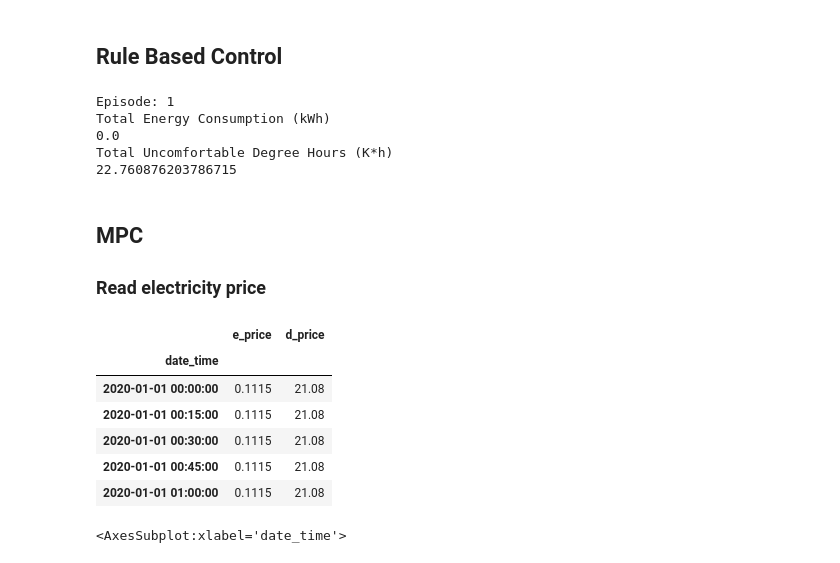
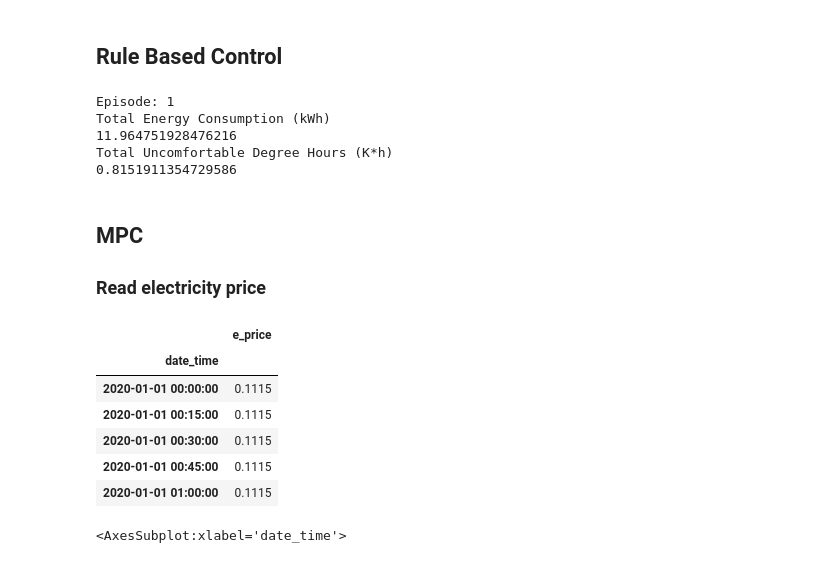
Before and after one commit to LBNL-ETA/AlphaBuilding-ResCommunity, a Jupyter notebook: bin/Section4.2 Single TCL MPC.ipynb, the cells around one changed output. Saved outputs shown, nothing was run; the diff lists cells and outputs as text; code cells hidden in the pictures.

```diff
--- a/bin/Section4.2 Single TCL MPC.ipynb
+++ b/bin/Section4.2 Single TCL MPC.ipynb
@@ -132,40 +132,42 @@ np.random.seed(1)
 obs = env.reset()
 act_previous = [0]*SAMPLE_SIZE
 
+T_out = pd.DataFrame(index=env.t_index[:-1], columns = ['T_out'])
 T_in_rbc = pd.DataFrame(index=env.t_index[:-1], columns = list(range(SAMPLE_SIZE)))
 Action_rbc = pd.DataFrame(index=env.t_index[:-1], columns = list(range(SAMPLE_SIZE)))
 
 for time in T_in_rbc.index:
+    t_out = obs[0]
     t_in = obs[-SAMPLE_SIZE:]
-    t_amb = [obs[0]]*SAMPLE_SIZE
     action = [0]*SAMPLE_SIZE
     for i in range(SAMPLE_SIZE):
         action[i] = controller_rbc.action(t_in[i], act_previous[i])
     obs,_,_,_ = env.step(np.array(action)*2)    # 2 for cooling
+    T_out.loc[time] = t_out
     T_in_rbc.loc[time] = t_in
     Action_rbc.loc[time] = action
     act_previous = action
 # %% [output]
 Episode: 1
 Total Energy Consumption (kWh)
-0.0
+11.964751928476216
 Total Uncomfortable Degree Hours (K*h)
-22.760876203786715
+0.8151911354729586
 # %% [markdown]
 ## MPC
 ### Read electricity price
 # %%
-e_price = pd.read_csv(f'{PATH_TO_ROOT}/data/e_price.csv', index_col=0)
+e_price = pd.read_csv(f'{PATH_TO_ROOT}/data/e_price.csv', usecols=['date_time','e_price'], index_col=0)
 e_price.index = pd.to_datetime(e_price.index)
 e_price.head()
 # %% [output]
-|  | e_price | d_price |
-| date_time |  |  |
-| 2020-01-01 00:00:00 | 0.1115 | 21.08 |
-| 2020-01-01 00:15:00 | 0.1115 | 21.08 |
-| 2020-01-01 00:30:00 | 0.1115 | 21.08 |
-| 2020-01-01 00:45:00 | 0.1115 | 21.08 |
-| 2020-01-01 01:00:00 | 0.1115 | 21.08 |
+|  | e_price |
+| date_time |  |
+| 2020-01-01 00:00:00 | 0.1115 |
+| 2020-01-01 00:15:00 | 0.1115 |
+| 2020-01-01 00:30:00 | 0.1115 |
+| 2020-01-01 00:45:00 | 0.1115 |
+| 2020-01-01 01:00:00 | 0.1115 |
 # %%
 e_price = e_price.truncate(before = start_date, after = final_date+timedelta(days=1))
 e_price['e_price'].plot()
```
Also changed, not shown: parts of 19 cells of this notebook, 4 other files.
